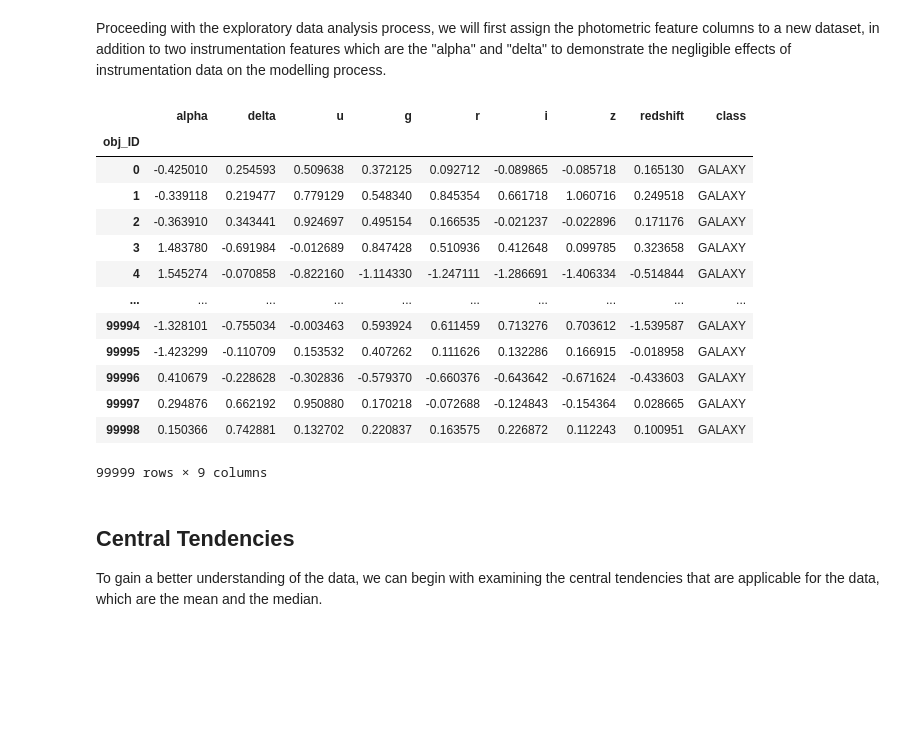
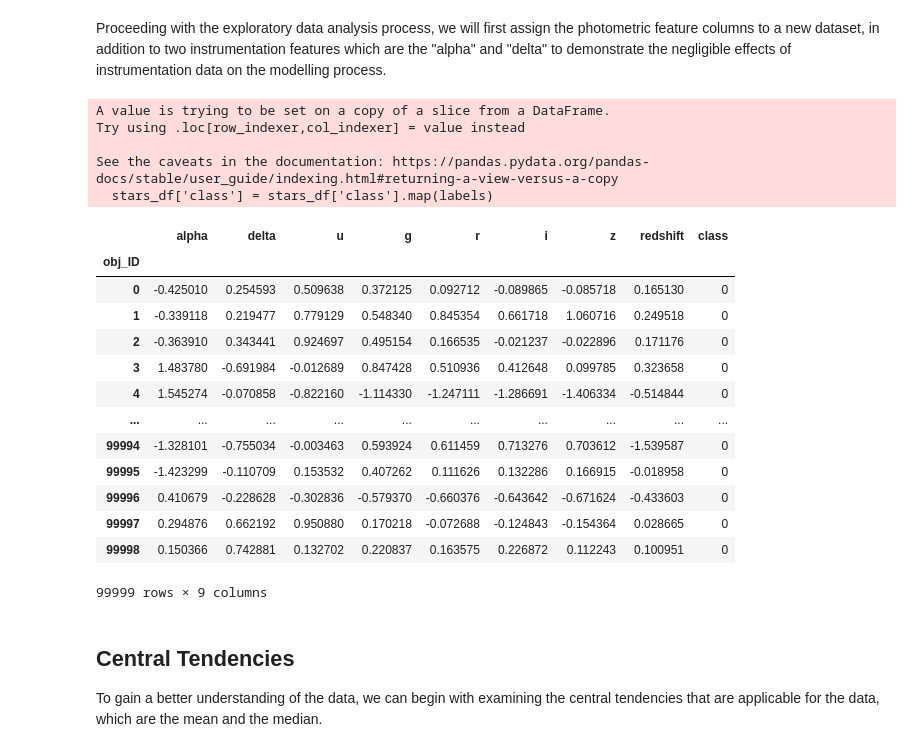
Before and after one commit to Anton1017/STINTSY-MP, a Jupyter notebook: STINTSY MP.ipynb, the cells around one changed output. Saved outputs shown, nothing was run; the diff lists cells and outputs as text; code cells hidden in the pictures; blank space fills up the shorter version.

```diff
--- a/STINTSY MP.ipynb
+++ b/STINTSY MP.ipynb
@@ -354,25 +339,33 @@ Proceeding with the exploratory data analysis process, we will first assign the
 # %%
 columns_to_use = ['obj_ID','alpha','delta', 'u', 'g', 'r', 'i', 'z', 'redshift', 'class']
 columns_data = ['alpha','delta','u','g','r','i','z','redshift']
 
+labels = {'GALAXY':0,'STAR':1,'QSO':2}
+
 stars_df = stars[columns_to_use]
+stars_df['class'] = stars_df['class'].map(labels)
 
 stars_df.set_index('obj_ID')
 # %% [output]
+A value is trying to be set on a copy of a slice from a DataFrame.
+Try using .loc[row_indexer,col_indexer] = value instead
+
+See the caveats in the documentation: https://pandas.pydata.org/pandas-docs/stable/user_guide/indexing.html#returning-a-view-versus-a-copy
+  stars_df['class'] = stars_df['class'].map(labels)
 |  | alpha | delta | u | g | r | i | z | redshift | class |
 | obj_ID |  |  |  |  |  |  |  |  |  |
-| 0 | -0.425010 | 0.254593 | 0.509638 | 0.372125 | 0.092712 | -0.089865 | -0.085718 | 0.165130 | GALAXY |
-| 1 | -0.339118 | 0.219477 | 0.779129 | 0.548340 | 0.845354 | 0.661718 | 1.060716 | 0.249518 | GALAXY |
-| 2 | -0.363910 | 0.343441 | 0.924697 | 0.495154 | 0.166535 | -0.021237 | -0.022896 | 0.171176 | GALAXY |
-| 3 | 1.483780 | -0.691984 | -0.012689 | 0.847428 | 0.510936 | 0.412648 | 0.099785 | 0.323658 | GALAXY |
-| 4 | 1.545274 | -0.070858 | -0.822160 | -1.114330 | -1.247111 | -1.286691 | -1.406334 | -0.514844 | GALAXY |
+| 0 | -0.425010 | 0.254593 | 0.509638 | 0.372125 | 0.092712 | -0.089865 | -0.085718 | 0.165130 | 0 |
+| 1 | -0.339118 | 0.219477 | 0.779129 | 0.548340 | 0.845354 | 0.661718 | 1.060716 | 0.249518 | 0 |
+| 2 | -0.363910 | 0.343441 | 0.924697 | 0.495154 | 0.166535 | -0.021237 | -0.022896 | 0.171176 | 0 |
+| 3 | 1.483780 | -0.691984 | -0.012689 | 0.847428 | 0.510936 | 0.412648 | 0.099785 | 0.323658 | 0 |
+| 4 | 1.545274 | -0.070858 | -0.822160 | -1.114330 | -1.247111 | -1.286691 | -1.406334 | -0.514844 | 0 |
 | ... | ... | ... | ... | ... | ... | ... | ... | ... | ... |
-| 99994 | -1.328101 | -0.755034 | -0.003463 | 0.593924 | 0.611459 | 0.713276 | 0.703612 | -1.539587 | GALAXY |
-| 99995 | -1.423299 | -0.110709 | 0.153532 | 0.407262 | 0.111626 | 0.132286 | 0.166915 | -0.018958 | GALAXY |
-| 99996 | 0.410679 | -0.228628 | -0.302836 | -0.579370 | -0.660376 | -0.643642 | -0.671624 | -0.433603 | GALAXY |
-| 99997 | 0.294876 | 0.662192 | 0.950880 | 0.170218 | -0.072688 | -0.124843 | -0.154364 | 0.028665 | GALAXY |
-| 99998 | 0.150366 | 0.742881 | 0.132702 | 0.220837 | 0.163575 | 0.226872 | 0.112243 | 0.100951 | GALAXY |
+| 99994 | -1.328101 | -0.755034 | -0.003463 | 0.593924 | 0.611459 | 0.713276 | 0.703612 | -1.539587 | 0 |
+| 99995 | -1.423299 | -0.110709 | 0.153532 | 0.407262 | 0.111626 | 0.132286 | 0.166915 | -0.018958 | 0 |
+| 99996 | 0.410679 | -0.228628 | -0.302836 | -0.579370 | -0.660376 | -0.643642 | -0.671624 | -0.433603 | 0 |
+| 99997 | 0.294876 | 0.662192 | 0.950880 | 0.170218 | -0.072688 | -0.124843 | -0.154364 | 0.028665 | 0 |
+| 99998 | 0.150366 | 0.742881 | 0.132702 | 0.220837 | 0.163575 | 0.226872 | 0.112243 | 0.100951 | 0 |
-99999 rows × 9 columns
+99999 rows × 9 columns
 # %% [markdown]
 ## Central Tendencies
 
```
Also changed, not shown: parts of 60 cells of this notebook.
